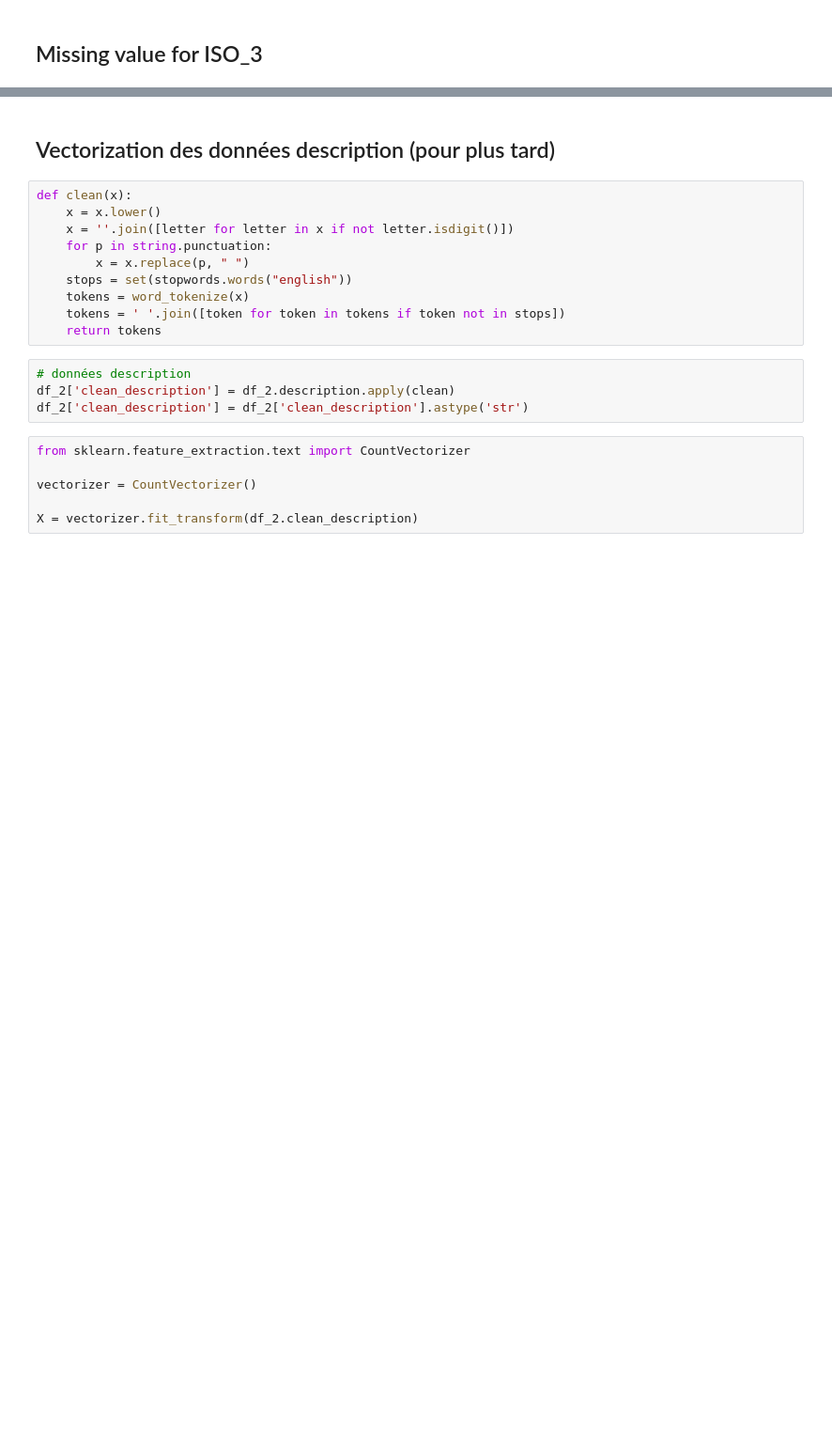
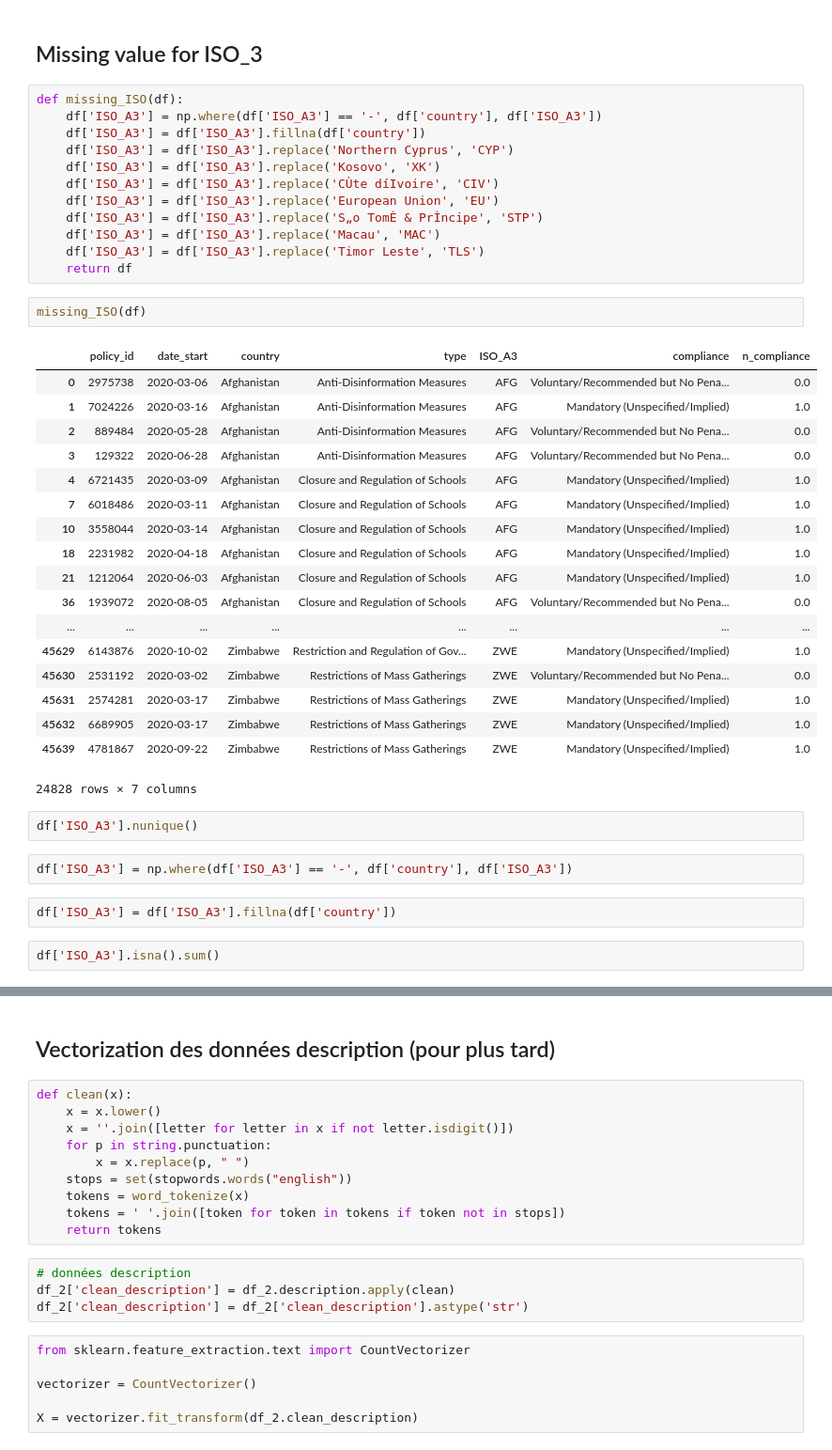
Before and after one commit to TristanBOOK/coronanet, a Jupyter notebook: Notebooks/Lou_data_exploration.ipynb, the cells around one changed output, grey strips where cells are left out. Shown at 94% size. Cells and saved outputs as stored; diff of their text form; blank space fills up the shorter version.

```diff
--- a/Notebooks/Lou_data_exploration.ipynb
+++ b/Notebooks/Lou_data_exploration.ipynb
@@ -106,2 +171,43 @@ df_3.columns
 # %% [markdown]
 ## Missing value for ISO_3
+# %%
+def missing_ISO(df):
+    df['ISO_A3'] = np.where(df['ISO_A3'] == '-', df['country'], df['ISO_A3'])
+    df['ISO_A3'] = df['ISO_A3'].fillna(df['country'])
+    df['ISO_A3'] = df['ISO_A3'].replace('Northern Cyprus', 'CYP')
+    df['ISO_A3'] = df['ISO_A3'].replace('Kosovo', 'XK')
+    df['ISO_A3'] = df['ISO_A3'].replace('CÙte díIvoire', 'CIV')
+    df['ISO_A3'] = df['ISO_A3'].replace('European Union', 'EU')
+    df['ISO_A3'] = df['ISO_A3'].replace('S„o TomÈ & PrÌncipe', 'STP')
+    df['ISO_A3'] = df['ISO_A3'].replace('Macau', 'MAC')
+    df['ISO_A3'] = df['ISO_A3'].replace('Timor Leste', 'TLS')
+    return df
+# %%
+missing_ISO(df)
+# %% [output]
+|  | policy_id | date_start | country | type | ISO_A3 | compliance | n_compliance |
+| 0 | 2975738 | 2020-03-06 | Afghanistan | Anti-Disinformation Measures | AFG | Voluntary/Recommended but No Pena... | 0.0 |
+| 1 | 7024226 | 2020-03-16 | Afghanistan | Anti-Disinformation Measures | AFG | Mandatory (Unspecified/Implied) | 1.0 |
+| 2 | 889484 | 2020-05-28 | Afghanistan | Anti-Disinformation Measures | AFG | Voluntary/Recommended but No Pena... | 0.0 |
+| 3 | 129322 | 2020-06-28 | Afghanistan | Anti-Disinformation Measures | AFG | Voluntary/Recommended but No Pena... | 0.0 |
+| 4 | 6721435 | 2020-03-09 | Afghanistan | Closure and Regulation of Schools | AFG | Mandatory (Unspecified/Implied) | 1.0 |
+| 7 | 6018486 | 2020-03-11 | Afghanistan | Closure and Regulation of Schools | AFG | Mandatory (Unspecified/Implied) | 1.0 |
+| 10 | 3558044 | 2020-03-14 | Afghanistan | Closure and Regulation of Schools | AFG | Mandatory (Unspecified/Implied) | 1.0 |
+| 18 | 2231982 | 2020-04-18 | Afghanistan | Closure and Regulation of Schools | AFG | Mandatory (Unspecified/Implied) | 1.0 |
+| 21 | 1212064 | 2020-06-03 | Afghanistan | Closure and Regulation of Schools | AFG | Mandatory (Unspecified/Implied) | 1.0 |
+| 36 | 1939072 | 2020-08-05 | Afghanistan | Closure and Regulation of Schools | AFG | Voluntary/Recommended but No Pena... | 0.0 |
+| ... | ... | ... | ... | ... | ... | ... | ... |
+| 45629 | 6143876 | 2020-10-02 | Zimbabwe | Restriction and Regulation of Gov... | ZWE | Mandatory (Unspecified/Implied) | 1.0 |
+| 45630 | 2531192 | 2020-03-02 | Zimbabwe | Restrictions of Mass Gatherings | ZWE | Voluntary/Recommended but No Pena... | 0.0 |
+| 45631 | 2574281 | 2020-03-17 | Zimbabwe | Restrictions of Mass Gatherings | ZWE | Mandatory (Unspecified/Implied) | 1.0 |
+| 45632 | 6689905 | 2020-03-17 | Zimbabwe | Restrictions of Mass Gatherings | ZWE | Mandatory (Unspecified/Implied) | 1.0 |
+| 45639 | 4781867 | 2020-09-22 | Zimbabwe | Restrictions of Mass Gatherings | ZWE | Mandatory (Unspecified/Implied) | 1.0 |
+24828 rows × 7 columns
+# %%
+df['ISO_A3'].nunique()
+# %%
+df['ISO_A3'] = np.where(df['ISO_A3'] == '-', df['country'], df['ISO_A3'])
+# %%
+df['ISO_A3'] = df['ISO_A3'].fillna(df['country'])
+# %%
+df['ISO_A3'].isna().sum()
```
Also changed, not shown: parts of 44 cells of this notebook.
